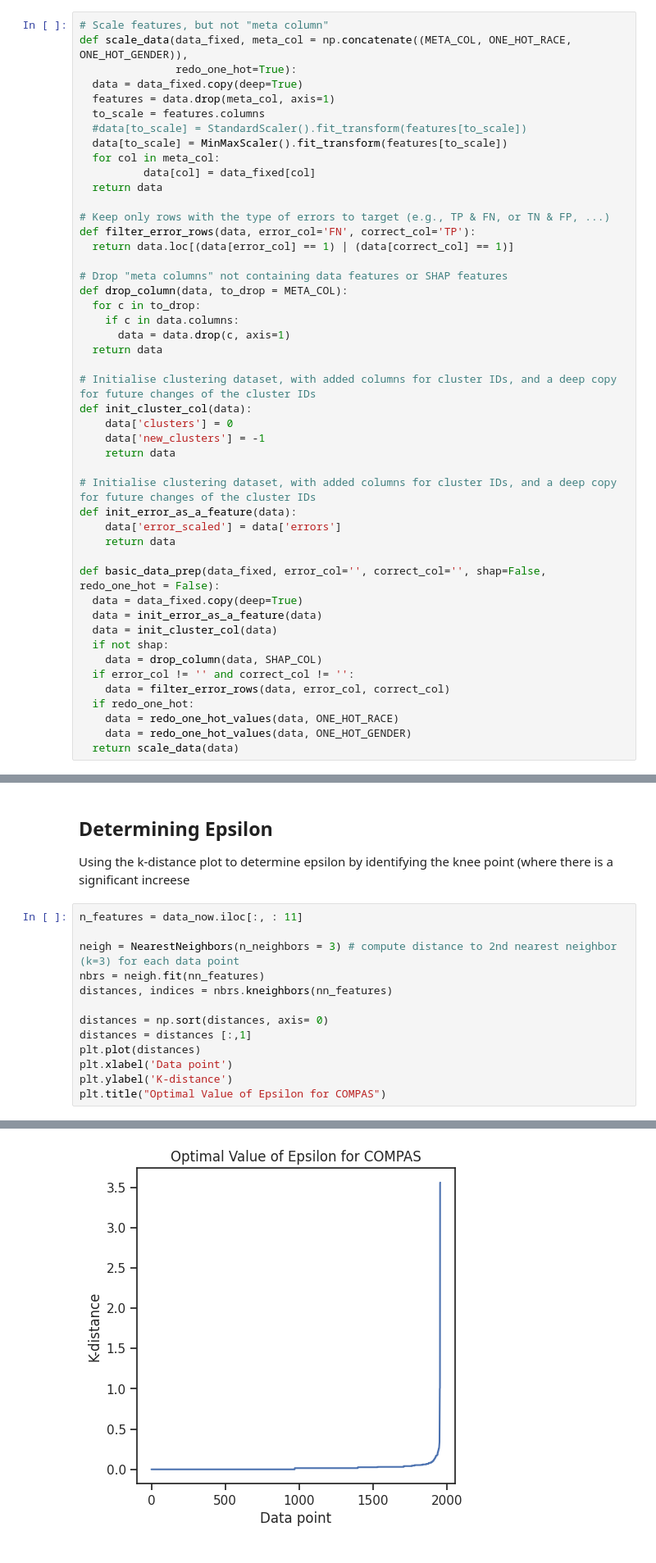
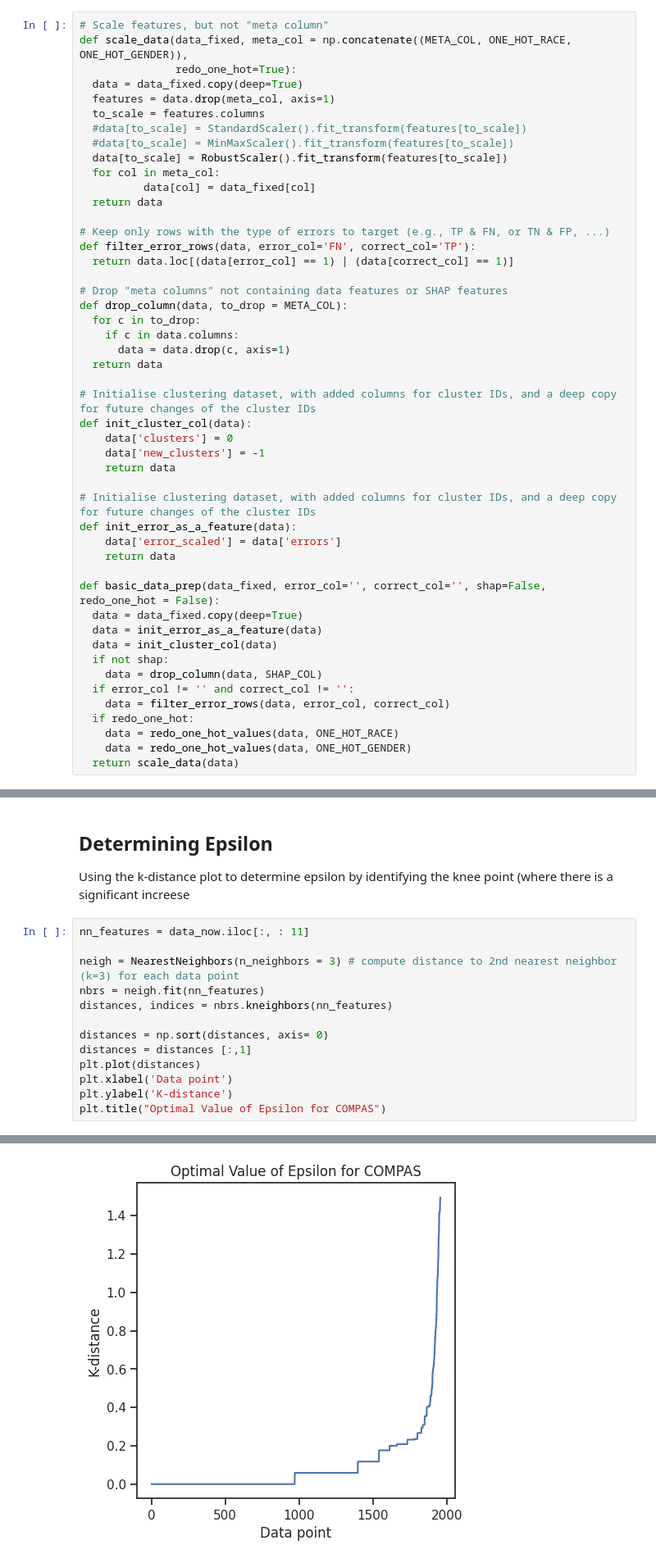
Before and after one commit to MDankloff/ClusterCompas, a Jupyter notebook: COMPAS_Clustering_DBSCAN_Emma.ipynb, the cells around one changed output, grey strips where cells are left out. Shown: that part at 82% size. Cells and saved outputs as stored; diff of their text form.

```diff
--- a/COMPAS_Clustering_DBSCAN_Emma.ipynb
+++ b/COMPAS_Clustering_DBSCAN_Emma.ipynb
@@ -48,7 +47,8 @@ def scale_data(data_fixed, meta_col = np.concatenate((META_COL, ONE_HOT_RACE, ON
   features = data.drop(meta_col, axis=1)
   to_scale = features.columns
   #data[to_scale] = StandardScaler().fit_transform(features[to_scale])
-  data[to_scale] = MinMaxScaler().fit_transform(features[to_scale])
+  #data[to_scale] = MinMaxScaler().fit_transform(features[to_scale])
+  data[to_scale] = RobustScaler().fit_transform(features[to_scale])
   for col in meta_col:
           data[col] = data_fixed[col]
   return data
@@ -581,21 +586,21 @@ bias_type = 'absolute'
 
 Using the k-distance plot to determine epsilon by identifying the knee point (where there is a significant increese
 # %%
-n_features = data_now.iloc[:, : 11]
+nn_features = data_now.iloc[:, : 11]
 
 neigh = NearestNeighbors(n_neighbors = 3) # compute distance to 2nd nearest neighbor (k=3) for each data point
 nbrs = neigh.fit(nn_features)
 distances, indices = nbrs.kneighbors(nn_features)
 
 distances = np.sort(distances, axis= 0)
 distances = distances [:,1]
 plt.plot(distances)
 plt.xlabel('Data point')
 plt.ylabel('K-distance')
 plt.title("Optimal Value of Epsilon for COMPAS")
 # %% [output]
 Text(0.5, 1.0, 'Optimal Value of Epsilon for COMPAS')
-[figure, old version]
+[figure, new version]
 # %% [markdown]
 ## Run Clustering
 # %%
```
Also changed, not shown: parts of 11 cells of this notebook.
